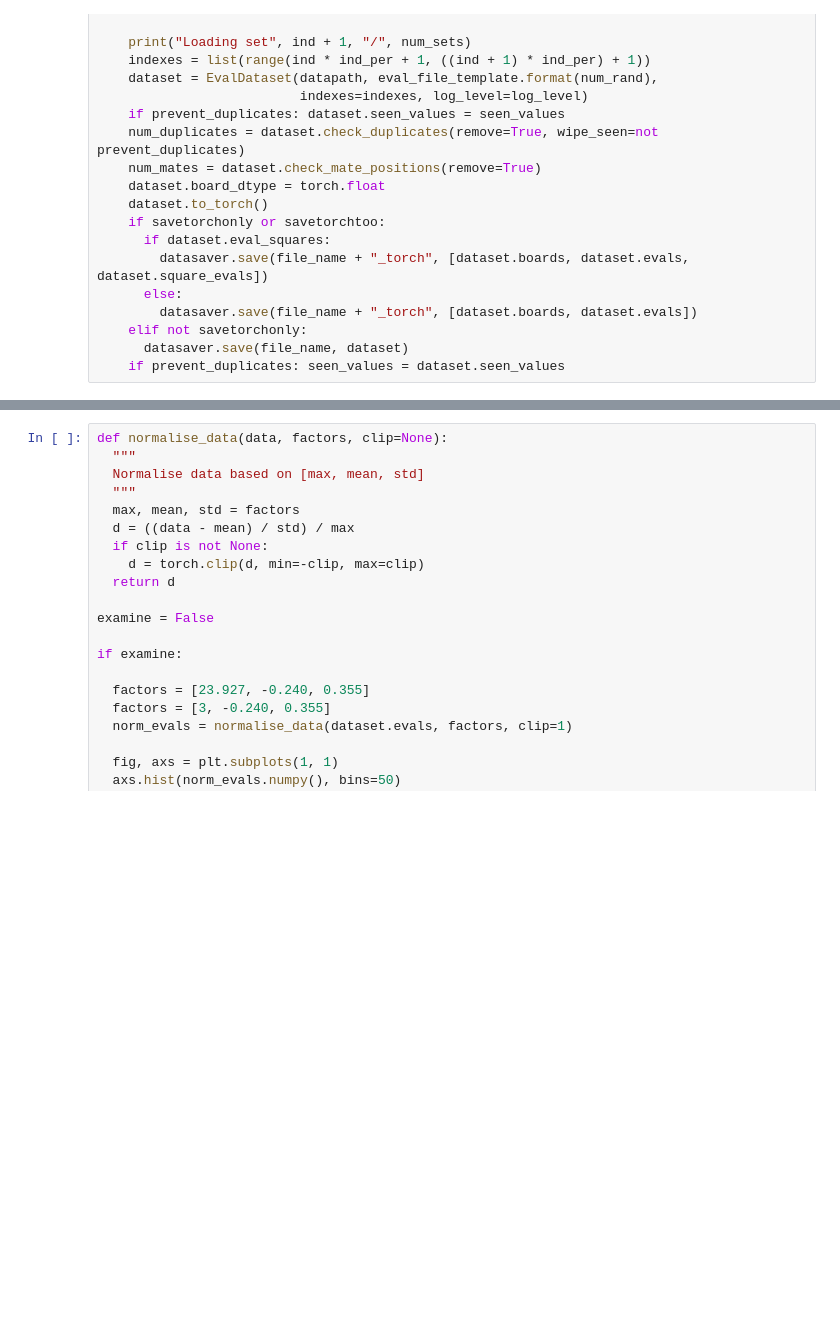
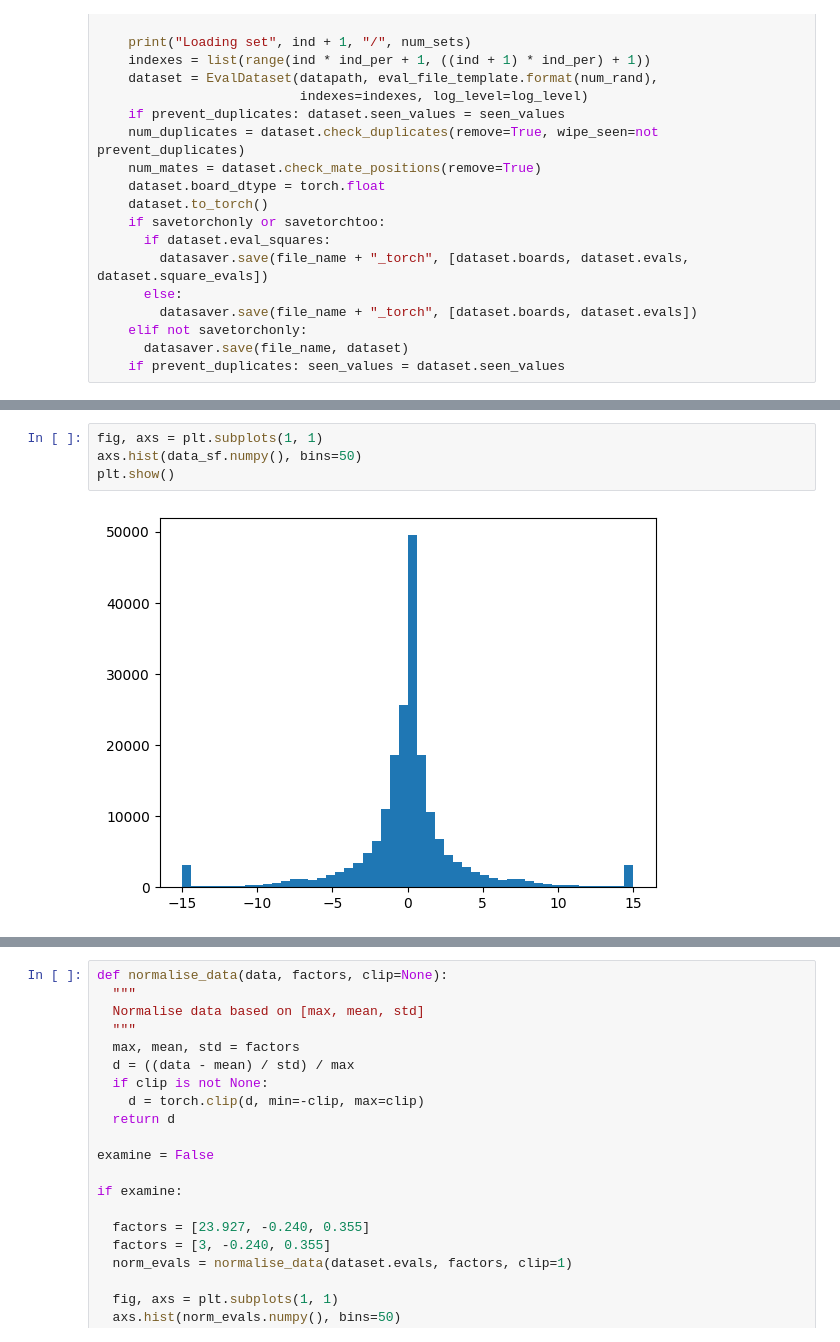
Before and after one commit to lukebeddow/chess, a Jupyter notebook: python/explore_data.ipynb, the cells around one changed output, grey strips where cells are left out. Cells and saved outputs as stored; diff of their text form; blank space fills up the shorter version.

```diff
--- a/python/explore_data.ipynb
+++ b/python/explore_data.ipynb
@@ -175,0 +912,6 @@ Loading file /home/luke/chess/python/gamedata/samples/random_n=4096_sample_147.l
+# %%
+fig, axs = plt.subplots(1, 1)
+axs.hist(data_sf.numpy(), bins=50)
+plt.show()
+# %% [output]
+[figure, added]
```
Also changed, not shown: parts of 14 cells of this notebook, 10 other files.
